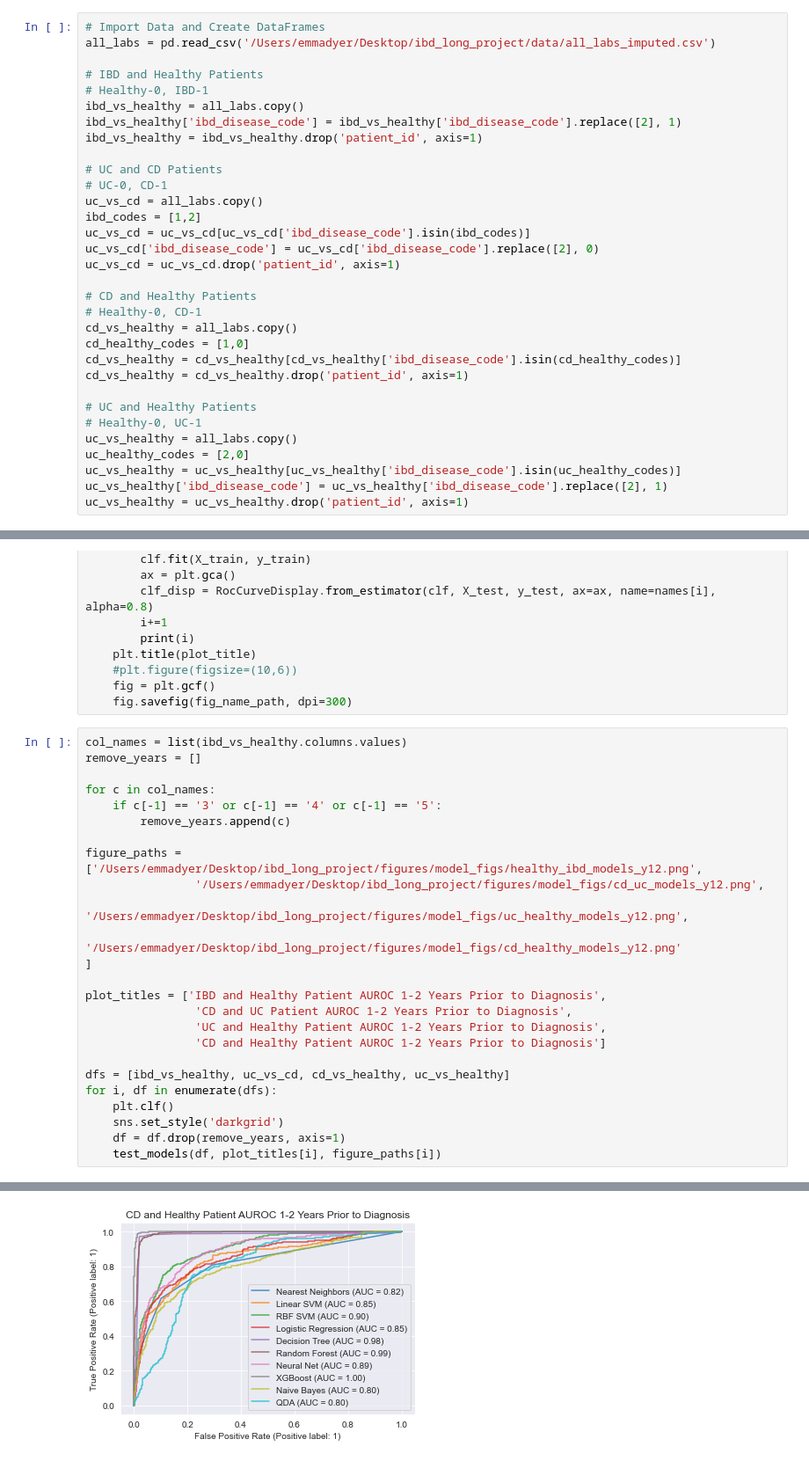
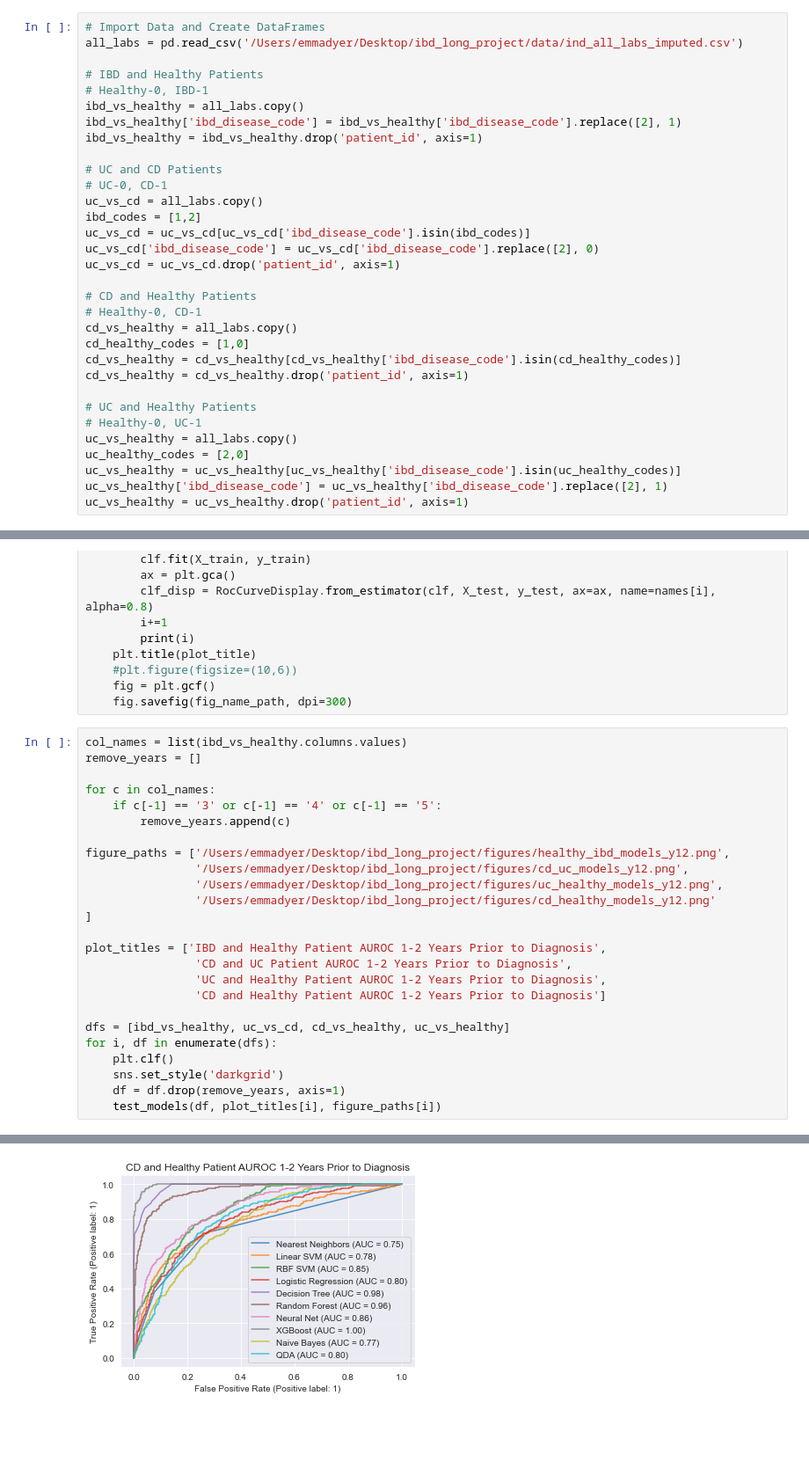
Before and after one commit to emmachancellor/ibd_longitudinal_ml, a Jupyter notebook: years_1_2.ipynb, the cells around one changed output, grey strips where cells are left out. Shown at 88% size. Saved outputs shown, nothing was run; the diff lists cells and outputs as text; blank space fills up the shorter version.

Commit message:
update models with different aggregation imp

```diff
--- a/years_1_2.ipynb
+++ b/years_1_2.ipynb
@@ -45,7 +45,7 @@ import itertools
 import shap
 # %%
 # Import Data and Create DataFrames
-all_labs = pd.read_csv('/Users/emmadyer/Desktop/ibd_long_project/data/all_labs_imputed.csv')
+all_labs = pd.read_csv('/Users/emmadyer/Desktop/ibd_long_project/data/ind_all_labs_imputed.csv')
 
 # IBD and Healthy Patients
 # Healthy-0, IBD-1
@@ -133,39 +133,39 @@ for c in col_names:
     if c[-1] == '3' or c[-1] == '4' or c[-1] == '5':
         remove_years.append(c)
 
-figure_paths = ['/Users/emmadyer/Desktop/ibd_long_project/figures/model_figs/healthy_ibd_models_y12.png',
-                '/Users/emmadyer/Desktop/ibd_long_project/figures/model_figs/cd_uc_models_y12.png',
-                '/Users/emmadyer/Desktop/ibd_long_project/figures/model_figs/uc_healthy_models_y12.png',
-                '/Users/emmadyer/Desktop/ibd_long_project/figures/model_figs/cd_healthy_models_y12.png'
+figure_paths = ['/Users/emmadyer/Desktop/ibd_long_project/figures/healthy_ibd_models_y12.png',
+                '/Users/emmadyer/Desktop/ibd_long_project/figures/cd_uc_models_y12.png',
+                '/Users/emmadyer/Desktop/ibd_long_project/figures/uc_healthy_models_y12.png',
+                '/Users/emmadyer/Desktop/ibd_long_project/figures/cd_healthy_models_y12.png'
 ]
 
 plot_titles = ['IBD and Healthy Patient AUROC 1-2 Years Prior to Diagnosis',
                 'CD and UC Patient AUROC 1-2 Years Prior to Diagnosis',
                 'UC and Healthy Patient AUROC 1-2 Years Prior to Diagnosis',
                 'CD and Healthy Patient AUROC 1-2 Years Prior to Diagnosis']
 
 dfs = [ibd_vs_healthy, uc_vs_cd, cd_vs_healthy, uc_vs_healthy]
 for i, df in enumerate(dfs):
     plt.clf()
     sns.set_style('darkgrid')
     df = df.drop(remove_years, axis=1)
     test_models(df, plot_titles[i], figure_paths[i])
 # %% [output]
 1
 2
 3
 4
 5
 6
 7
 8
 9
 10
 1
 2
 ... (24 lines left out)
 7
 8
 9
 10
-[figure, old version]
+[figure, new version]
```
Also changed, not shown: 1 other file.
